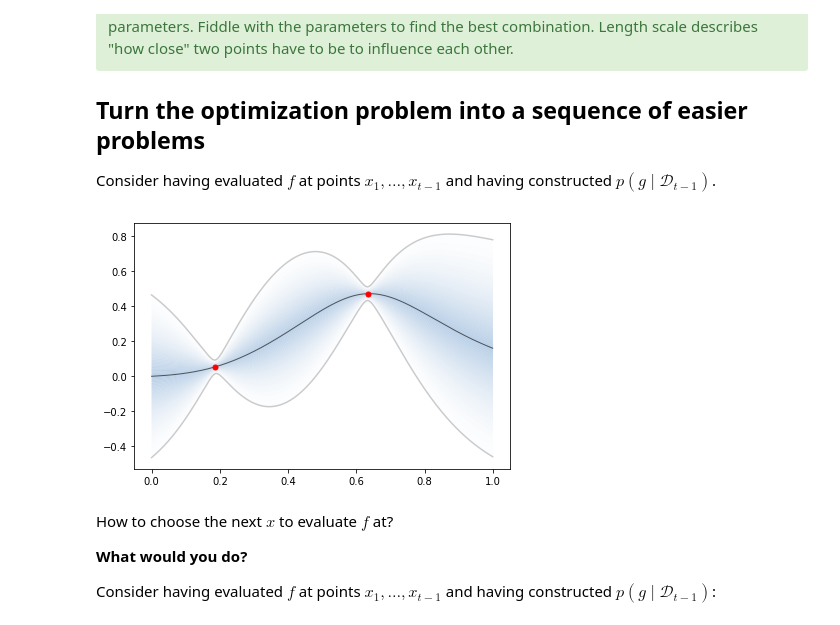
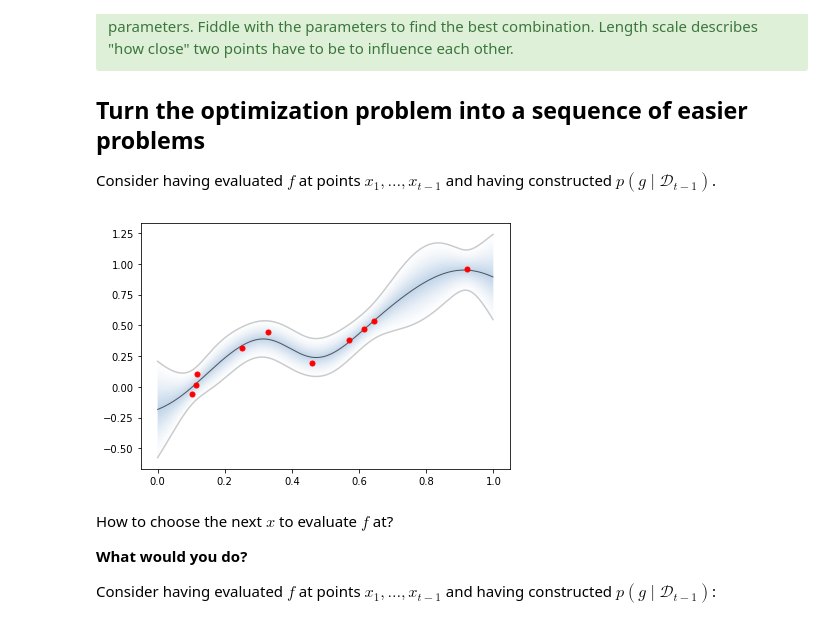
Before and after one commit to johnhw/chi_course_2019, a Jupyter notebook: 03_bayesian_optimisation/Introduction_to_Bayesian_Optimization_CHI2019.ipynb, the cells around one changed output. Saved outputs shown, nothing was run; the diff lists cells and outputs as text; code cells hidden in the pictures.

```diff
--- a/03_bayesian_optimisation/Introduction_to_Bayesian_Optimization_CHI2019.ipynb
+++ b/03_bayesian_optimisation/Introduction_to_Bayesian_Optimization_CHI2019.ipynb
@@ -352,35 +352,35 @@ import GPy; import GPyOpt
 
 def f_u(x):
     return x**2 + 0.1 + 0.1 * np.random.randn()
 bounds = [{'name': 'var_1', 'type': 'continuous', 'domain': (0,1)}]
 myBopt = GPyOpt.methods.BayesianOptimization(
     f=f_u, domain=bounds, acquisition_type='EI',
-    exact_feval = False, initial_design_numdata=2, normalize_Y=False)
+    exact_feval = False, initial_design_numdata=10, normalize_Y=False)
 max_iter = 0; max_time = 60; eps = 10e-6
 
 myBopt.run_optimization(max_iter, eps)
 myBopt._update_model()
 #myBopt.plot_acquisition()
 #myBopt.model.model.plot([0.0,1.0])
 model = myBopt.model.model
 
 x_grid = np.arange(0, 1, 0.001)
 x_grid = x_grid.reshape(len(x_grid),1)
 m, v = model.predict(x_grid)
 
 model.plot_density([0,1], alpha=.5)
 
 plt.plot(x_grid, m, 'k-',lw=1,alpha = 0.6)
 plt.plot(x_grid, m-1.96*np.sqrt(v), 'k-', alpha = 0.2)
 plt.plot(x_grid, m+1.96*np.sqrt(v), 'k-', alpha=0.2)
 
 Xdata, Ydata = myBopt.get_evaluations()
 
 plt.plot(Xdata, Ydata, 'r.', markersize=10)
 
 plt.show()
 # %% [output]
-[figure, old version]
+[figure, new version]
 # %% [markdown]
 How to choose the next $x$ to evaluate $f$ at?
 
```
Also changed, not shown: parts of 9 cells of this notebook, 3 other files.
